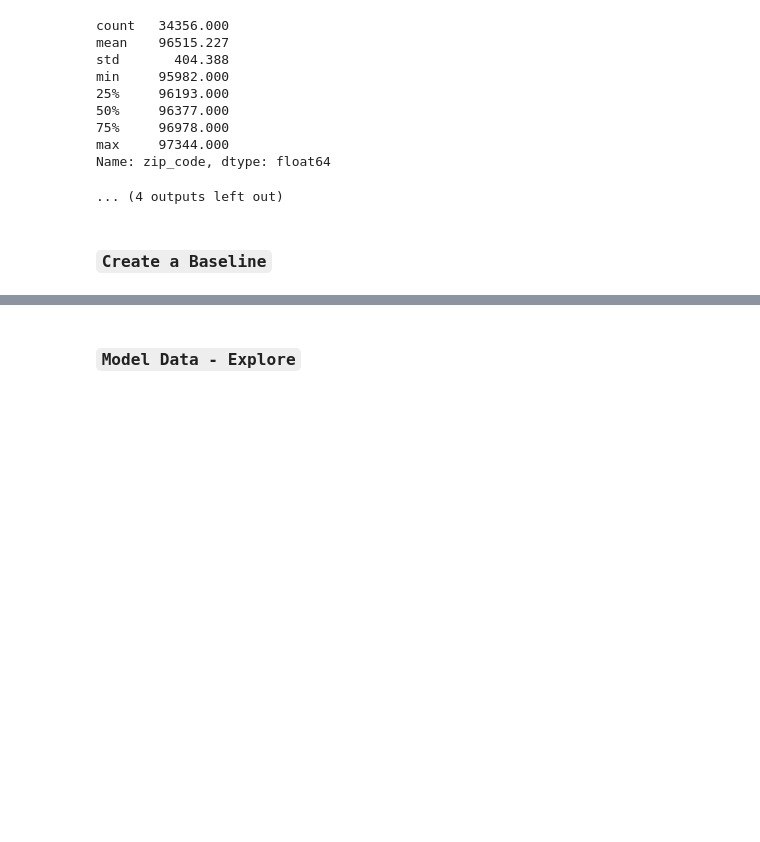
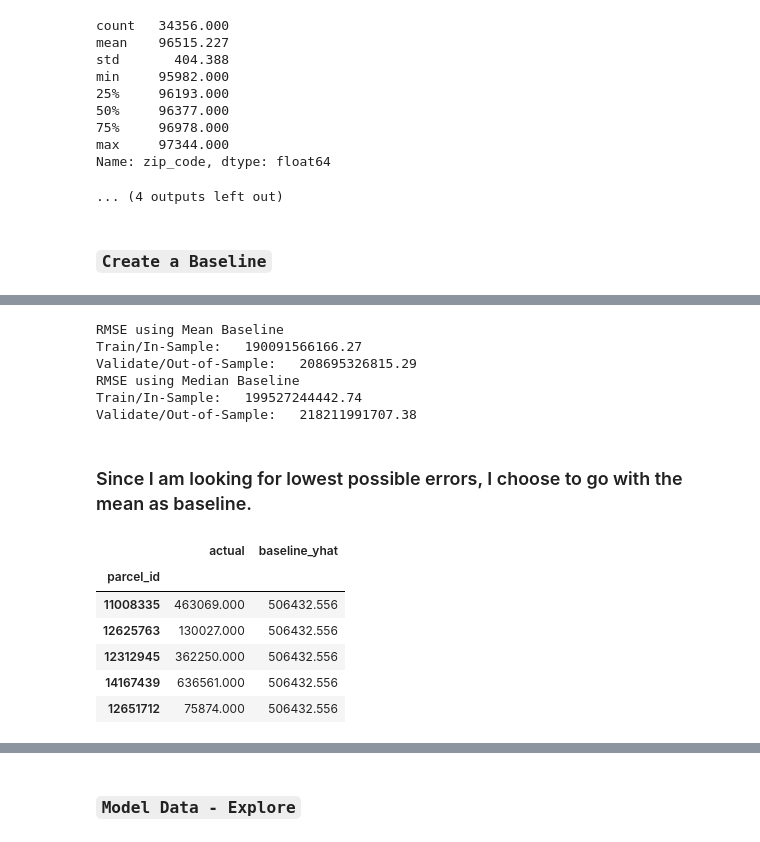
Before and after one commit to barbmarques/zillow-regression-project, a Jupyter notebook: Zillow.ipynb, the cells around one changed output, grey strips where cells are left out. Saved outputs shown, nothing was run; the diff lists cells and outputs as text; code cells hidden in the pictures; blank space fills up the shorter version.

```diff
--- a/Zillow.ipynb
+++ b/Zillow.ipynb
@@ -493,0 +527,35 @@ TypeError: rename() got an unexpected keyword argument 'columns'
+# %%
+# Find RMSE of IM_pred_mean
+rmse_train = mean_squared_error(y_train.tax_value, y_train.y_pred_mean)**1/2
+rmse_validate = mean_squared_error(y_validate.tax_value, y_validate.y_pred_mean)**1/2
+
+print("RMSE using Mean Baseline\nTrain/In-Sample:  ", round(rmse_train, 2),
+     "\nValidate/Out-of-Sample:  ", round(rmse_validate, 2,))
+
+# Find RMSE of IM_pred_median
+rmse_train = mean_squared_error(y_train.tax_value, y_train.y_pred_median)**1/2
+rmse_validate = mean_squared_error(y_validate.tax_value, y_validate.y_pred_median)**1/2
+
+print("RMSE using Median Baseline\nTrain/In-Sample:  ", round(rmse_train, 2),
+     "\nValidate/Out-of-Sample:  ", round(rmse_validate, 2))
+# %% [output]
+RMSE using Mean Baseline
+Train/In-Sample:   190091566166.27
+Validate/Out-of-Sample:   208695326815.29
+RMSE using Median Baseline
+Train/In-Sample:   199527244442.74
+Validate/Out-of-Sample:   218211991707.38
+# %% [markdown]
+### Since I am looking for lowest possible errors, I choose to go with the mean as baseline.
+# %%
+ols_eval.rename(columns = {'tax_value':'actual', 'y_pred_mean':'baseline_yhat'}, inplace=True)
+ols_eval = ols_eval.drop(columns=['y_pred_median'])
+ols_eval.head()
+# %% [output]
+|  | actual | baseline_yhat |
+| parcel_id |  |  |
+| 11008335 | 463069.000 | 506432.556 |
+| 12625763 | 130027.000 | 506432.556 |
+| 12312945 | 362250.000 | 506432.556 |
+| 14167439 | 636561.000 | 506432.556 |
+| 12651712 | 75874.000 | 506432.556 |
```
Also changed, not shown: parts of 8 cells of this notebook.
